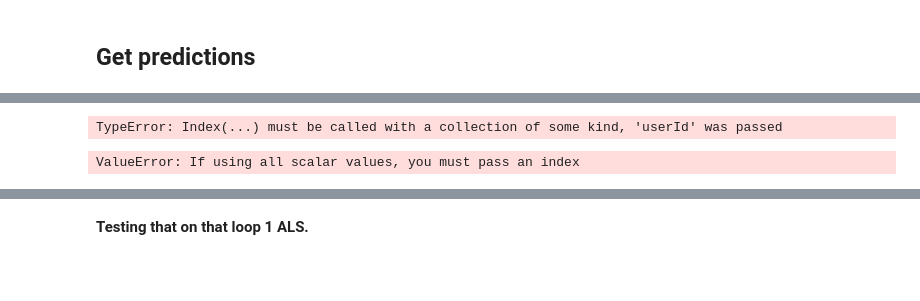
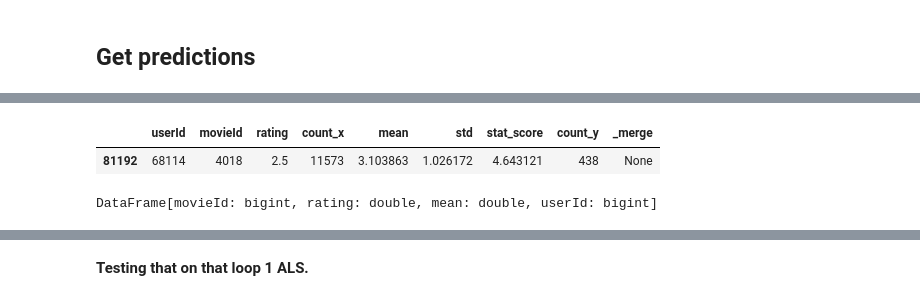
Before and after one commit to salvir1/a-better-recommender, a Jupyter notebook: spark-recommender-case-study-based.ipynb, the cells around one changed output, grey strips where cells are left out. Drawn from its saved outputs; the diff is of its cells as text; code cells hidden in the pictures; blank space fills up the shorter version.

```diff
--- a/spark-recommender-case-study-based.ipynb
+++ b/spark-recommender-case-study-based.ipynb
@@ -232 +240,7 @@ validata =validata.toPandas()
+# %%
+sample = validata.sample(1) # Redraw sample
+sample
+# %% [output]
+|  | userId | movieId | rating | count_x | mean | std | stat_score | count_y | _merge |
+| 81192 | 68114 | 4018 | 2.5 | 11573 | 3.103863 | 1.026172 | 4.643121 | 438 | None |
 # %%
@@ -242,10 +250,6 @@ d = {'userId': sampled_user, 'movieId': movie_samps[0]}
-# %%
-df = pd.DataFrame(data=d, index='userId')
-# %% [output]
-TypeError: Index(...) must be called with a collection of some kind, 'userId' was passed
 # %%
-df2=spark.createDataFrame(df)
+df2=spark.createDataFrame(sampled_user_movies)
 df2
 # %% [output]
-ValueError: If using all scalar values, you must pass an index
+DataFrame[movieId: bigint, rating: double, mean: double, userId: bigint]
 # %%
```
Also changed, not shown: parts of 10 cells of this notebook, 3 other files.
